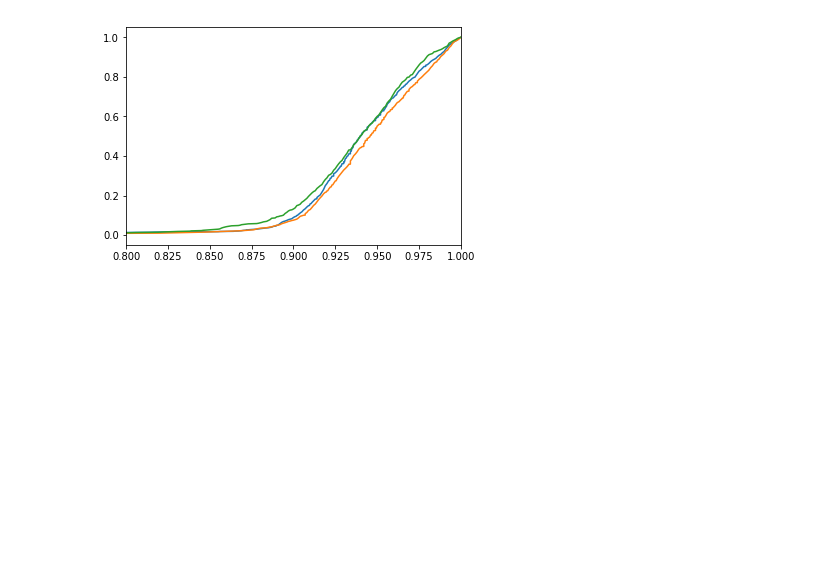
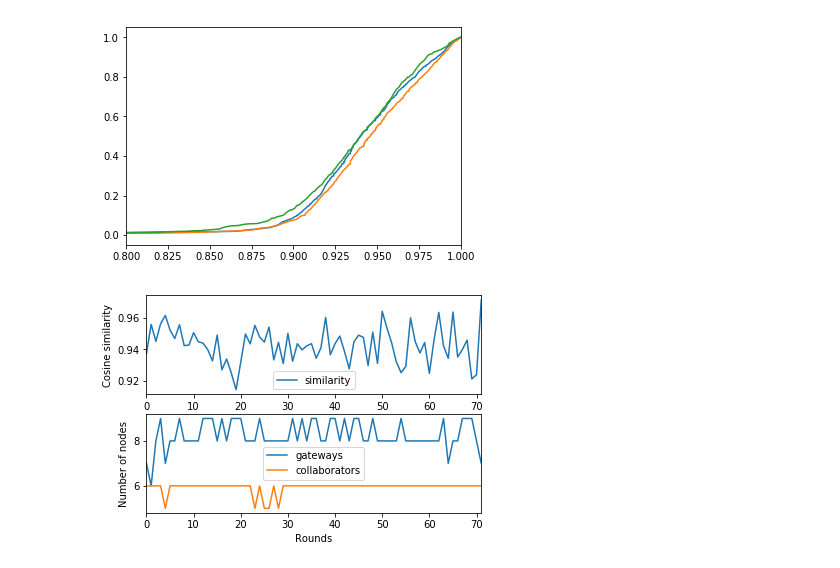
Before and after one commit to khulan8824/mn, a Jupyter notebook: log.ipynb, the cells around one changed output. Cells and saved outputs as stored; diff of their text form; code cells hidden in the pictures; blank space fills up the shorter version.

```diff
--- a/log.ipynb
+++ b/log.ipynb
@@ -239,3 +240,16 @@ plt.show()
 # %% [output]
 [figure]
 [figure]
+# %%
+d = pd.read_csv('periodic_link_down.csv')
+fig, axes = plt.subplots(nrows=2, ncols=1)
+
+d[['similarity']].plot(ax=axes[0])
+d[['gateways','collaborators']].plot(ax=axes[1])
+axes[0].set_ylabel('Cosine similarity')
+axes[1].set_ylabel('Number of nodes')
+
+plt.xlabel('Rounds')
+plt.show()
+# %% [output]
+[figure, added]
```
Also changed, not shown: parts of 2 cells of this notebook.
